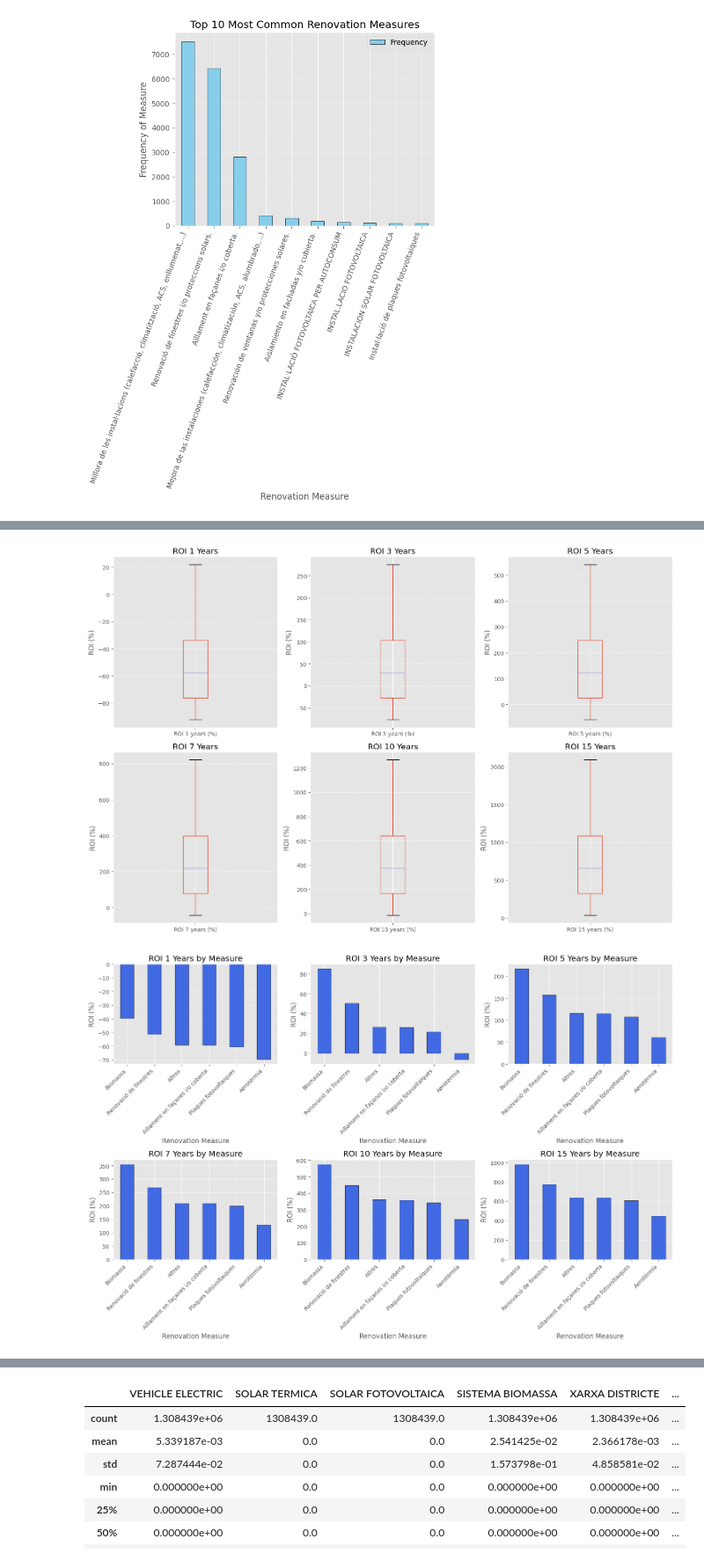
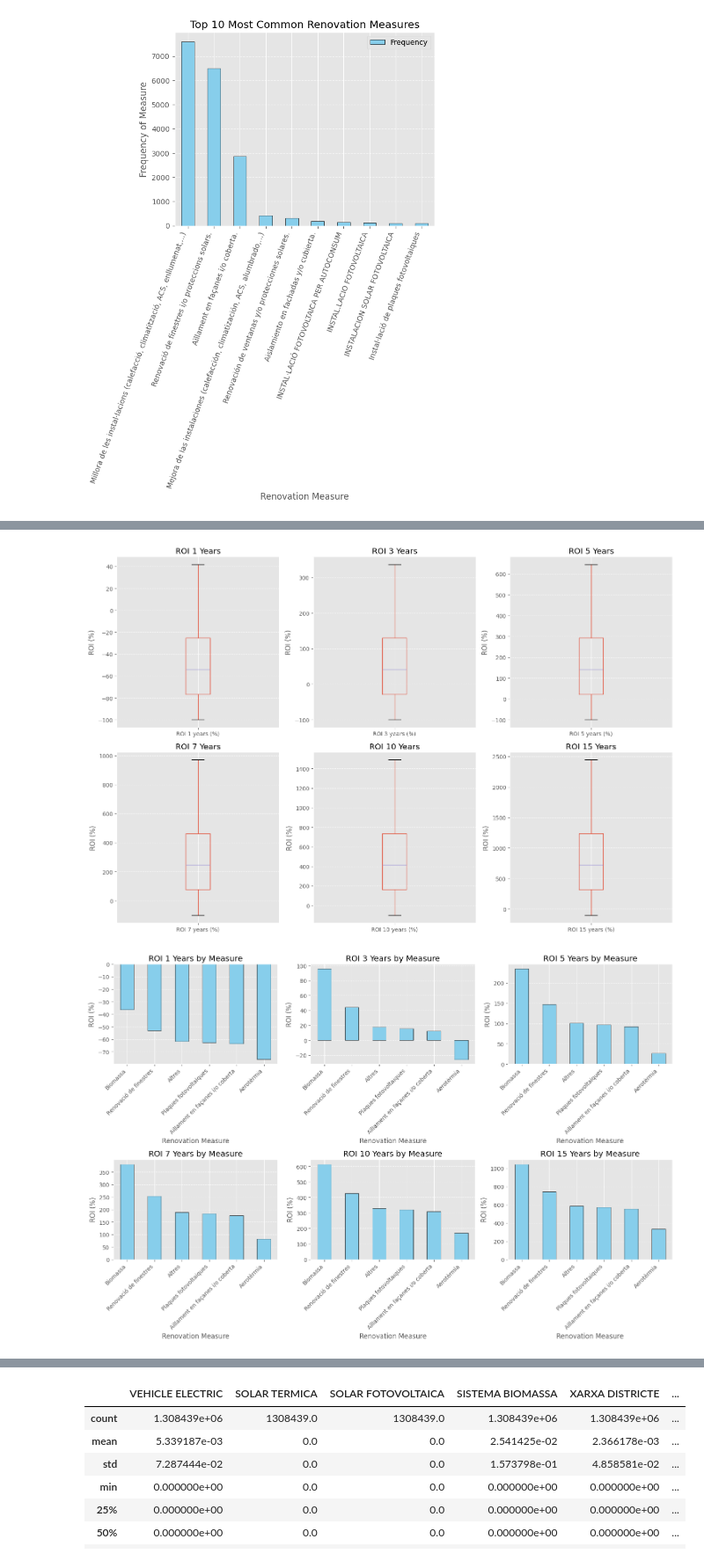
Before and after one commit to MarcLlopart/Net-Zero-Buildings, a Jupyter notebook: 1_eda.ipynb, the cells around one changed output, grey strips where cells are left out. Shown at 88% size. Cells and saved outputs as stored; diff of their text form; code cells hidden in the pictures.

```diff
--- a/1_eda.ipynb
+++ b/1_eda.ipynb
@@ -107,7 +107,7 @@ df["Cost anual aproximat d'energia per habitatge"] = pd.to_numeric(df["Cost anua
 df["METRES_CADASTRE"] = pd.to_numeric(df["METRES_CADASTRE"], errors='coerce')
 
 # Removing potential errors where cost or energy is negative (assuming negative means surplus production)
-df = df[(df["Consum d'energia final"] > 0) & (df["Cost anual aproximat d'energia per habitatge"] > 0) & (df["METRES_CADASTRE"] > 0)]
+#df = df[(df["Consum d'energia final"] > 0) & (df["Cost anual aproximat d'energia per habitatge"] > 0) & (df["METRES_CADASTRE"] > 0)]
 
 # Calculating energy savings per unit area (assuming pre-renovation energy was higher)
 df["Energy Reduction (kWh/m²)"] = df["Consum d'energia final"]  # No pre-renovation data, so using available energy as proxy
@@ -486,9 +486,6 @@ df = df[df["REHABILITACIO_ENERGETICA"].str.lower() == "si"]
 df["Consum d'energia final"] = pd.to_numeric(df["Consum d'energia final"], errors='coerce')
 df["Cost anual aproximat d'energia per habitatge"] = pd.to_numeric(df["Cost anual aproximat d'energia per habitatge"], errors='coerce')
 df["METRES_CADASTRE"] = pd.to_numeric(df["METRES_CADASTRE"], errors='coerce')
-
-# Removing potential errors where cost or energy is negative
-df = df[(df["Consum d'energia final"] > 0) & (df["Cost anual aproximat d'energia per habitatge"] > 0) & (df["METRES_CADASTRE"] > 0)]
 
 # Standardizing renovation measures
 synonym_groups = {
@@ -534,7 +531,10 @@ def standardize_measures(text):
 df["Standardized Measures"] = df["ACTUACIONS_REHABILITACIO"].apply(standardize_measures)
 
 # Average electricity cost (€/kWh) based on provided historical data
-energy_cost_per_kwh = 0.2165  # Adjusted average
+energy_cost_per_kwh = np.mean([
+    0.2436, 0.2347,0.2454, 0.3350, 0.3071,
+    0.2816, 0.2323, 0.2298, 0.2239, 0.2394,
+    0.2403])
 
 # Investment cost per m²
 investment_cost_per_m2 = {
@@ -587,35 +587,35 @@ for i, year in enumerate(roi_years):
 plt.tight_layout()
 plt.show()
 # %% [output]
-[figure, old version]
+[figure, new version]
 # %%
 for year in roi_years:
     q_low, q_high = df[f"ROI {year} years (%)"].quantile([0.01, 0.99])
     df = df[(df[f"ROI {year} years (%)"] >= q_low) & (df[f"ROI {year} years (%)"] <= q_high)]
 
 # Grouping ROI by measure
 roi_by_measure = {}
 for year in roi_years:
     roi_by_measure[year] = df.explode("Standardized Measures").groupby("Standardized Measures")[f"ROI {year} years (%)"].mean().sort_values(ascending=False)
 
 # Plot ROI in subplots
 fig, axes = plt.subplots(2, 3, figsize=(15, 10))
 axes = axes.flatten()
 
 for i, year in enumerate(roi_years):
     ax = axes[i]
-    roi_by_measure[year].plot(kind="bar", color="royalblue", edgecolor="black", ax=ax)
+    roi_by_measure[year].plot(kind="bar", color="skyblue", edgecolor="black", ax=ax)
     ax.set_title(f"ROI {year} Years by Measure")
     ax.set_ylabel("ROI (%)")
     ax.set_xlabel("Renovation Measure")
     ax.set_xticklabels(roi_by_measure[year].index, rotation=45, ha="right")
     ax.grid(axis="y", linestyle="--", alpha=0.7)
 
 
 plt.tight_layout()
 plt.show()
 # %% [output]
-[figure, old version]
+[figure, new version]
 # %%
 import seaborn as sns
 # Create a copy of the dataframe to avoid modifying the original
```
Also changed, not shown: parts of 5 cells of this notebook, 9 other files.
